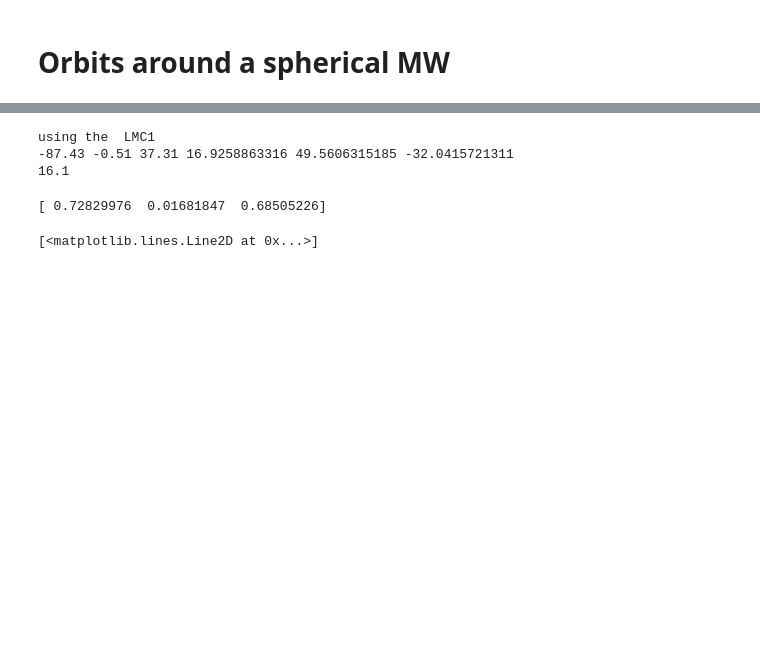
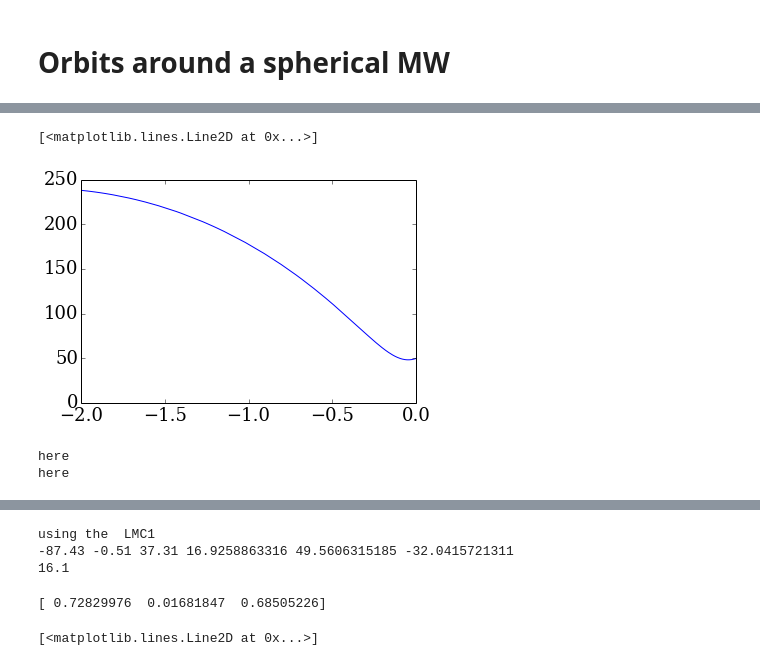
Before and after one commit to jngaravitoc/test_orbits, a Jupyter notebook: exploratory_code/orbits_MW.ipynb, the cells around one changed output, grey strips where cells are left out. Saved outputs shown, nothing was run; the diff lists cells and outputs as text; code cells hidden in the pictures; blank space fills up the shorter version.

```diff
--- a/exploratory_code/orbits_MW.ipynb
+++ b/exploratory_code/orbits_MW.ipynb
@@ -239,0 +414,10 @@ TypeError: acc_sat() takes from 8 to 9 positional arguments but 12 were given
+# %%
+plot(t, (posLMC_G[:,0]**2.0 + posLMC_G[:,1]**2.0 + posLMC_G[:,2]**2.0)**0.5)
+# %% [output]
+[<matplotlib.lines.Line2D at 0x...>]
+[figure, added]
+# %%
+plot_3d_orbit(posNGC_G, 'NGC_sphericalMW+sagHenrquist+LMC', xyz2=posSag_G, xyz3=posLMC_G)
+# %% [output]
+here
+here
```
Also changed, not shown: parts of 27 cells of this notebook.
